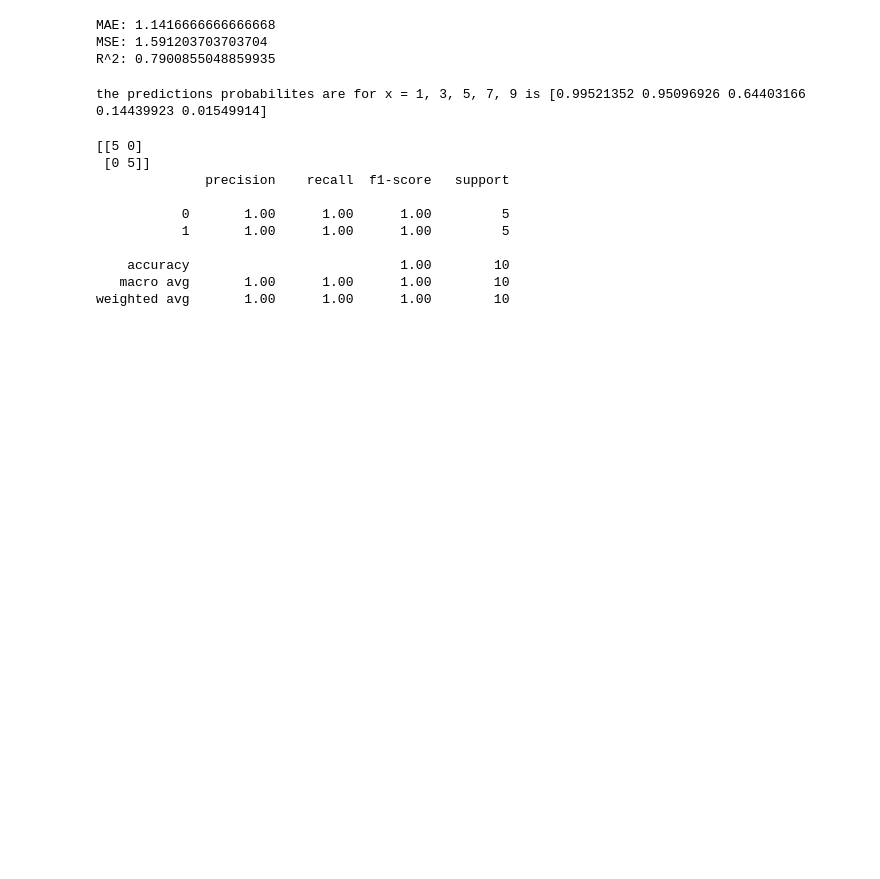
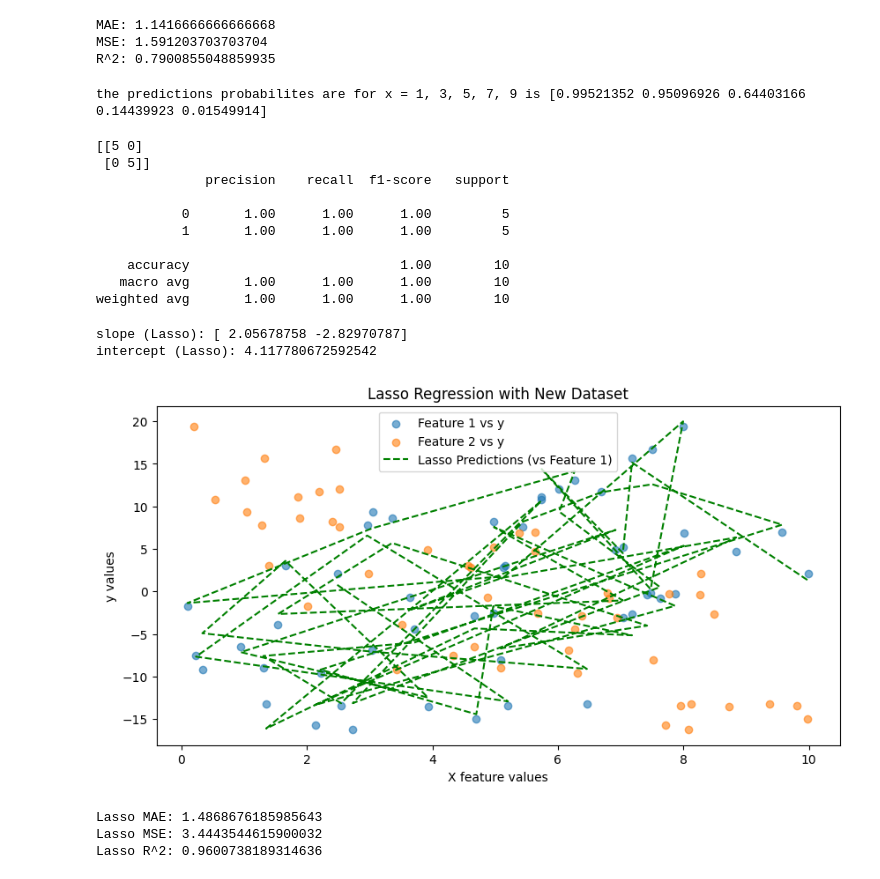
Before and after one commit to lishav123/MLS-track-notes-, a Jupyter notebook: Supervised_Learning_with_Scikit_learn.ipynb, the cells around one changed output. Saved outputs shown, nothing was run; the diff lists cells and outputs as text; code cells hidden in the pictures; blank space fills up the shorter version.

Commit message:
added Lasso

```diff
--- a/Supervised_Learning_with_Scikit_learn.ipynb
+++ b/Supervised_Learning_with_Scikit_learn.ipynb
@@ -207,3 +207,50 @@ print(classification_report(y, model.predict(X)))
     accuracy                           1.00        10
    macro avg       1.00      1.00      1.00        10
 weighted avg       1.00      1.00      1.00        10
+# %%
+import numpy as np
+from sklearn.linear_model import Lasso
+from sklearn.metrics import mean_absolute_error, mean_squared_error
+
+import matplotlib.pyplot as plt
+
+# Redefine X and y to create a new dataset for Lasso example
+X = np.random.rand(50, 2) * 10 # 50 samples, 2 features, scaled to 0-10
+y = 2 * X[:, 0] - 3 * X[:, 1] + 5 + np.random.randn(50) * 2 # y is a linear combination of X with some noise
+
+lasso = Lasso(alpha=0.5) # You can adjust the alpha (regularization strength)
+lasso.fit(X, y)
+
+print(f"slope (Lasso): {lasso.coef_}")
+print(f"intercept (Lasso): {lasso.intercept_}")
+
+plt.figure(figsize=(10, 5))
+plt.scatter(X[:, 0], y, label="Feature 1 vs y", alpha=0.6)
+plt.scatter(X[:, 1], y, label="Feature 2 vs y", alpha=0.6)
+
+# For visualization, let's plot against one feature or a combination if possible
+# Since X is 2D, direct 2D scatter plot with a 1D line is tricky. We'll show the scatter and then fit a line.
+# For simplicity, let's plot the predicted values against the actual values or against one feature.
+
+y_pred_lasso = lasso.predict(X)
+
+# Plotting predictions against one of the features (e.g., first feature)
+plt.plot(X[:, 0], y_pred_lasso, color="green", linestyle='--', label="Lasso Predictions (vs Feature 1)")
+
+plt.title("Lasso Regression with New Dataset")
+plt.xlabel("X feature values")
+plt.ylabel("y values")
+plt.legend()
+plt.show()
+
+# Evaluate Lasso performance
+print(f"\nLasso MAE: {mean_absolute_error(y, y_pred_lasso)}")
+print(f"Lasso MSE: {mean_squared_error(y, y_pred_lasso)}")
+print(f"Lasso R^2: {lasso.score(X, y)}")
+# %% [output]
+slope (Lasso): [ 2.05678758 -2.82970787]
+intercept (Lasso): 4.117780672592542
+[figure, added]
+Lasso MAE: 1.4868676185985643
+Lasso MSE: 3.4443544615900032
+Lasso R^2: 0.9600738189314636
```
